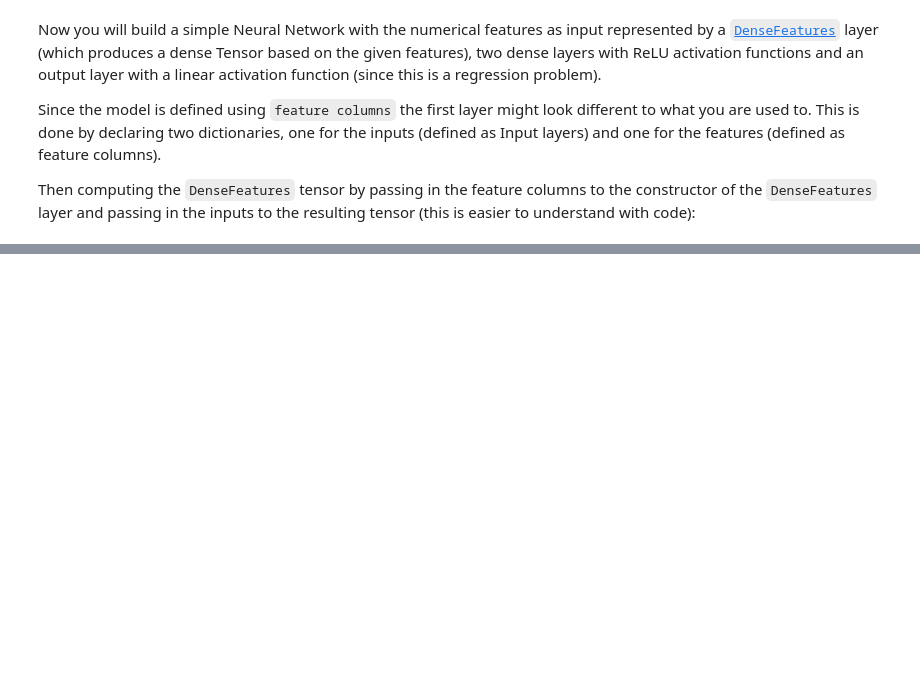
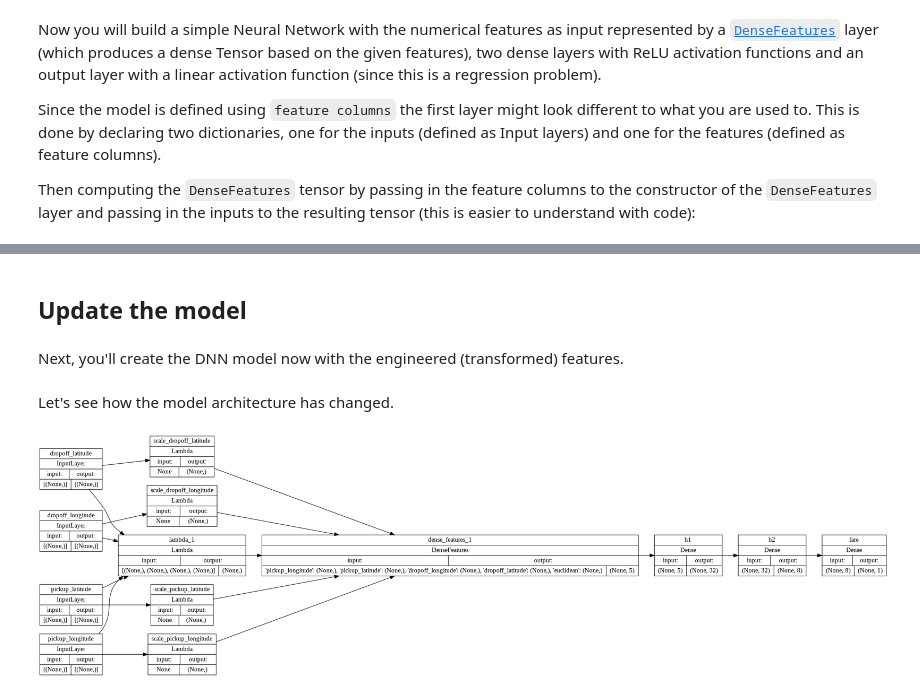
Before and after one commit to rahiakela/mlops-research-and-practice, a Jupyter notebook: MLOps-Specialization/course-3-machine-learning-modeling-pipelines-in-production/week-2-model-resource-management-techniques/01_manual_feature_engineering.ipynb, the cells around one changed output, grey strips where cells are left out. Cells and saved outputs as stored; diff of their text form; code cells hidden in the pictures; blank space fills up the shorter version.

```diff
--- a/MLOps-Specialization/course-3-machine-learning-modeling-pipelines-in-production/week-2-model-resource-management-techniques/01_manual_feature_engineering.ipynb
+++ b/MLOps-Specialization/course-3-machine-learning-modeling-pipelines-in-production/week-2-model-resource-management-techniques/01_manual_feature_engineering.ipynb
@@ -126,0 +277,6 @@ Then computing the `DenseFeatures` tensor by passing in the feature columns to t
+# %%
+def scale_longitude(lon_column):
+  return (lon_column + 78) / 8.
+
+def scale_latitude(lat_column):
+  return (lat_column - 37) / 8.
@@ -126,0 +287,6 @@ Then computing the `DenseFeatures` tensor by passing in the feature columns to t
+# %%
+def euclidean(params):
+  lon1, lat1, lon2, lat2 = params
+  londiff = lon2 - lon1
+  latdiff = lat2 - lat1
+  return tf.sqrt(londiff * londiff + latdiff * latdiff)
@@ -126,0 +320,39 @@ Then computing the `DenseFeatures` tensor by passing in the feature columns to t
+# %% [markdown]
+## Update the model
+# %% [markdown]
+Next, you'll create the DNN model now with the engineered (transformed) features.
+# %%
+def build_dnn_model():
+  # input layer
+  inputs = {colname: layers.Input(name=colname, shape=(), dtype="float32") for colname in NUMERIC_COLS}
+
+  # transformed features
+  transformed, feature_columns = transform(inputs, numeric_cols=NUMERIC_COLS)
+
+  # Constructor for DenseFeatures takes a list of numeric columns and the resulting tensor takes a dictionary of Input layers
+  dnn_inputs = layers.DenseFeatures(feature_columns.values())(transformed)
+
+  # two hidden layers of 32 and 8 units, respectively
+  h1 = layers.Dense(32, activation="relu", name="h1")(dnn_inputs)
+  h2 = layers.Dense(8, activation="relu", name="h2")(h1)
+
+  # final output is a linear activation because this is a regression problem
+  outputs = layers.Dense(1, activation="linear", name="fare")(h2)
+
+  # Create model with inputs and output
+  model = models.Model(inputs, outputs)
+
+  # compile model (Mean Squared Error is suitable for regression)
+  model.compile(optimizer="adam", loss="mse", metrics=[tf.keras.metrics.RootMeanSquaredError(name="rmse"), "mse"])
+
+  return model
+# %%
+# Save compiled model into a variable
+model = build_dnn_model()
+# %% [markdown]
+Let's see how the model architecture has changed.
+# %%
+# Plot the layer architecture and relationship between input features
+tf.keras.utils.plot_model(model, 'dnn_model_engineered.png', show_shapes=True, rankdir='LR')
+# %% [output]
+[figure, added]
```
Also changed, not shown: parts of 33 cells of this notebook.
